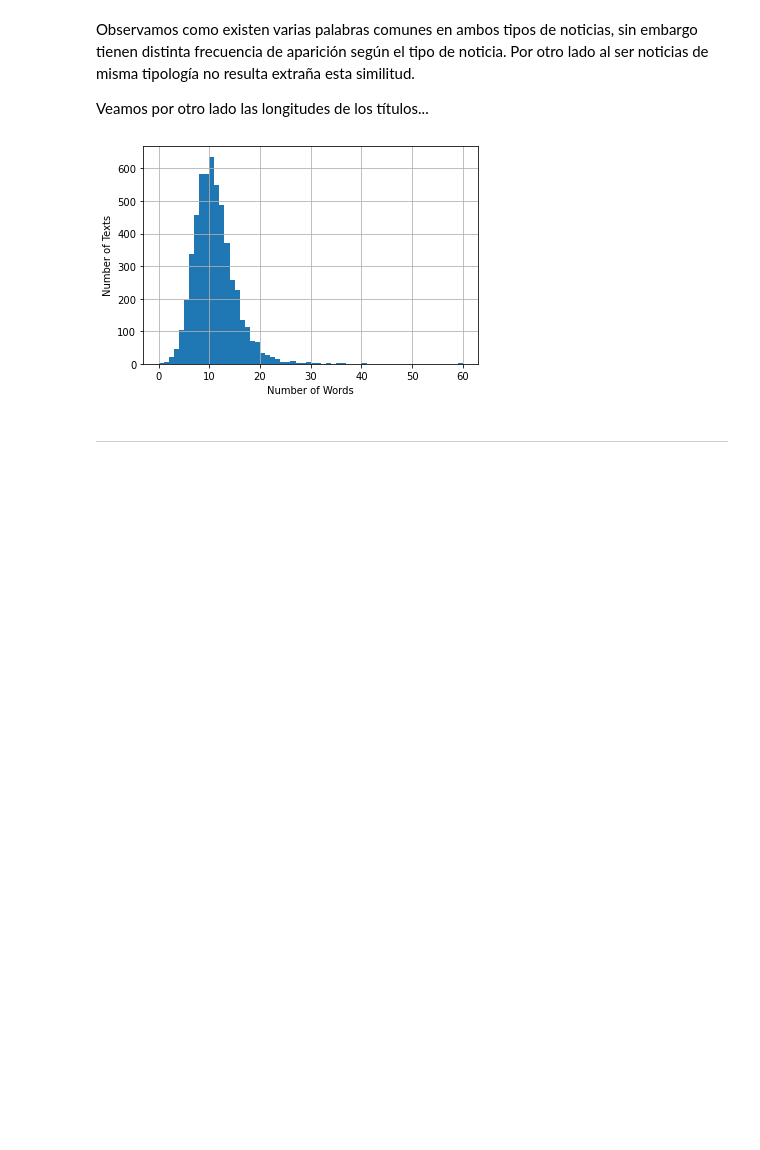
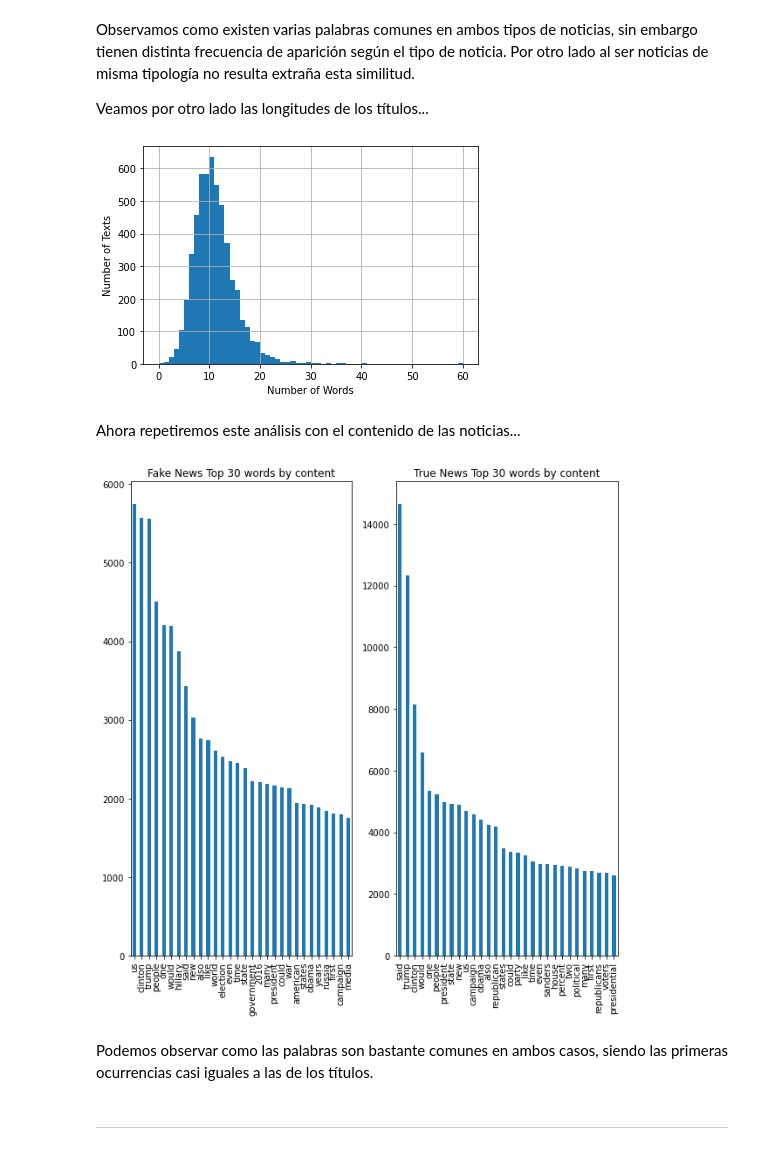
Before and after one commit to carviagu/fake_news_classifier_model, a Jupyter notebook: notebooks/1.0-cvg-data-exploration.ipynb, the cells around one changed output. Cells and saved outputs as stored; diff of their text form; code cells hidden in the pictures; blank space fills up the shorter version.

```diff
--- a/notebooks/1.0-cvg-data-exploration.ipynb
+++ b/notebooks/1.0-cvg-data-exploration.ipynb
@@ -219,6 +219,28 @@ plt.xlabel('Number of Words');
 plt.ylabel('Number of Texts');
 # %% [output]
 [figure]
+# %% [markdown]
+Ahora repetiremos este análisis con el contenido de las noticias...
+# %%
+corpus_fake = ' '.join(train_data_df[train_data_df['label'] == 0].proc_text)
+all_words_fake = word_tokenize(corpus_fake)
+corpus_true = ' '.join(train_data_df[train_data_df['label'] == 1].proc_text)
+all_words_true = word_tokenize(corpus_true)
+
+# Cleaning all stopwords
+stopwords = nltk.corpus.stopwords.words('english')
+all_words_fake = [word for word in all_words_fake if word not in stopwords]
+all_words_true = [word for word in all_words_true if word not in stopwords]
+
+fig, axes = plt.subplots(1, 2, figsize=(10, 10), sharey=False)
+ax1 = pd.Series(Counter(all_words_fake)).sort_values(ascending=False).iloc[:30].plot(kind="bar", ax=axes[0]);
+ax1.title.set_text("Fake News Top 30 words by content")
+ax2 = pd.Series(Counter(all_words_true)).sort_values(ascending=False).iloc[:30].plot(kind="bar", ax=axes[1]);
+ax2.title.set_text("True News Top 30 words by content")
+# %% [output]
+[figure, added]
+# %% [markdown]
+Podemos observar como las palabras son bastante comunes en ambos casos, siendo las primeras ocurrencias casi iguales a las de los títulos.
 # %% [markdown]
 ---
 # %% [markdown]
```
Also changed, not shown: parts of 2 cells of this notebook, 18 other files.
